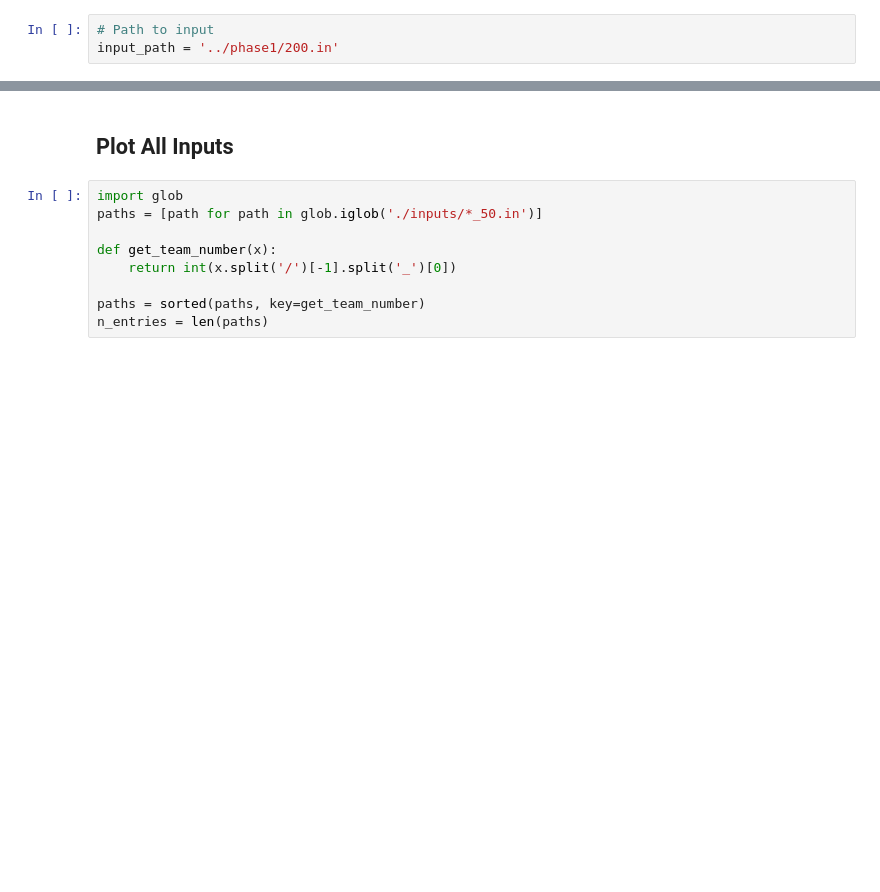
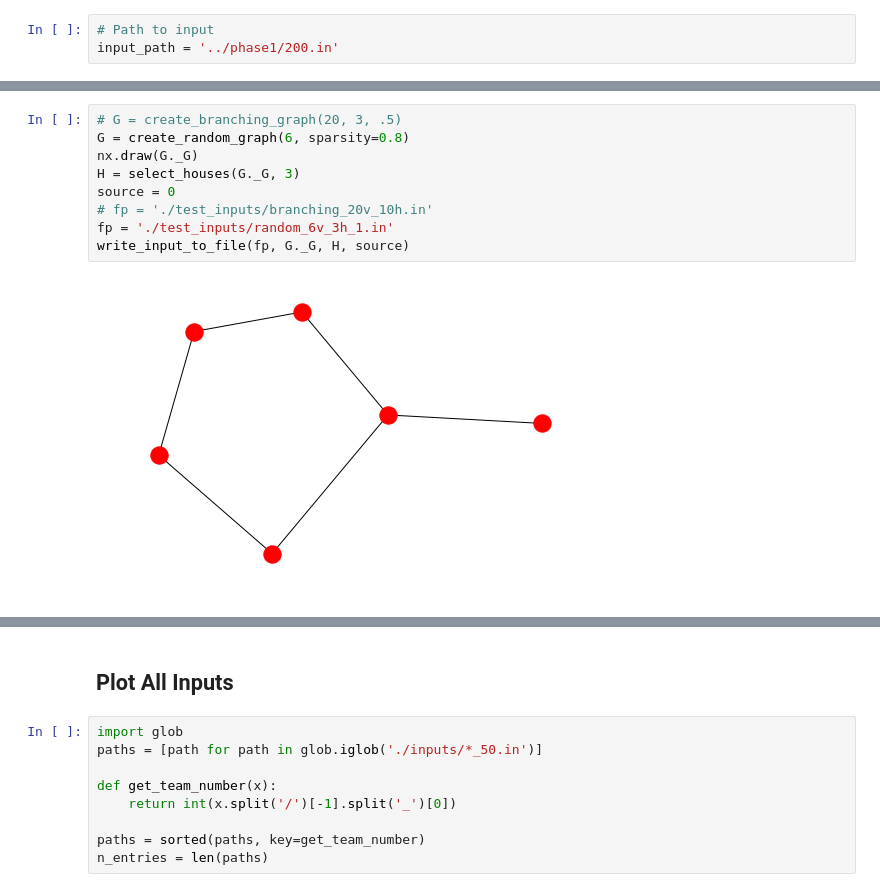
Before and after one commit to justinvyu/cs170-final-project, a Jupyter notebook: phase2/visualize_inputs.ipynb, the cells around one changed output, grey strips where cells are left out. Saved outputs shown, nothing was run; the diff lists cells and outputs as text; blank space fills up the shorter version.

```diff
--- a/phase2/visualize_inputs.ipynb
+++ b/phase2/visualize_inputs.ipynb
@@ -21,0 +38,11 @@ plot_graph(input_path, show_labels=True)
+# %%
+# G = create_branching_graph(20, 3, .5)
+G = create_random_graph(6, sparsity=0.8)
+nx.draw(G._G)
+H = select_houses(G._G, 3)
+source = 0
+# fp = './test_inputs/branching_20v_10h.in'
+fp = './test_inputs/random_6v_3h_1.in'
+write_input_to_file(fp, G._G, H, source)
+# %% [output]
+[figure, added]
```
Also changed, not shown: parts of 6 cells of this notebook, 11 other files.
